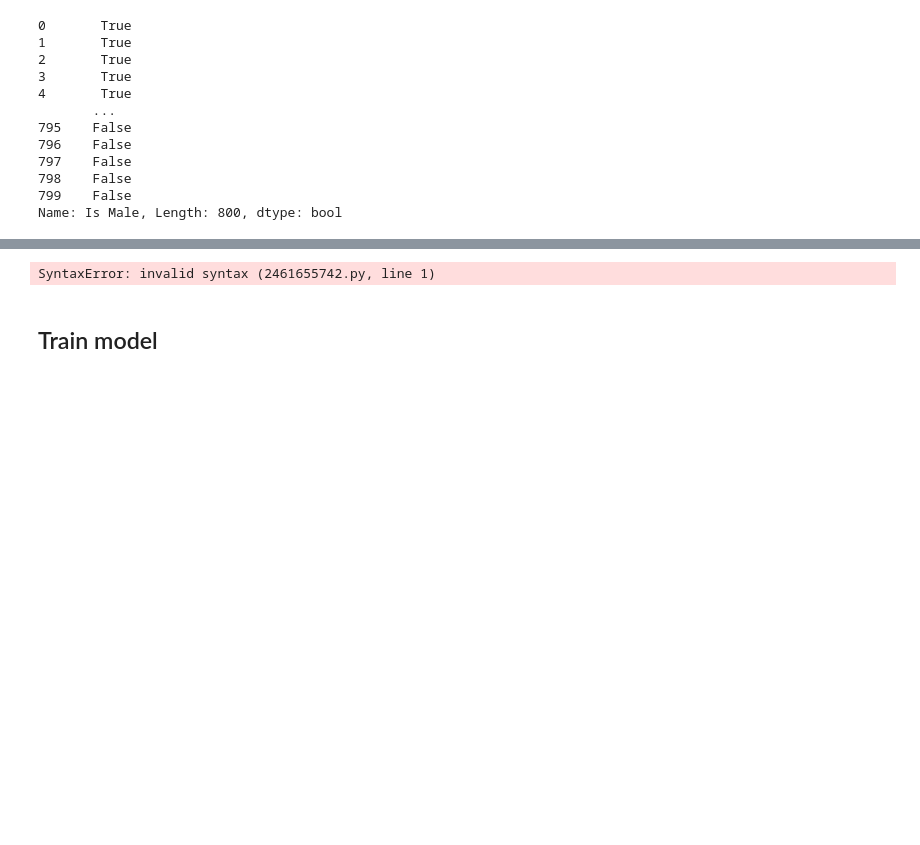
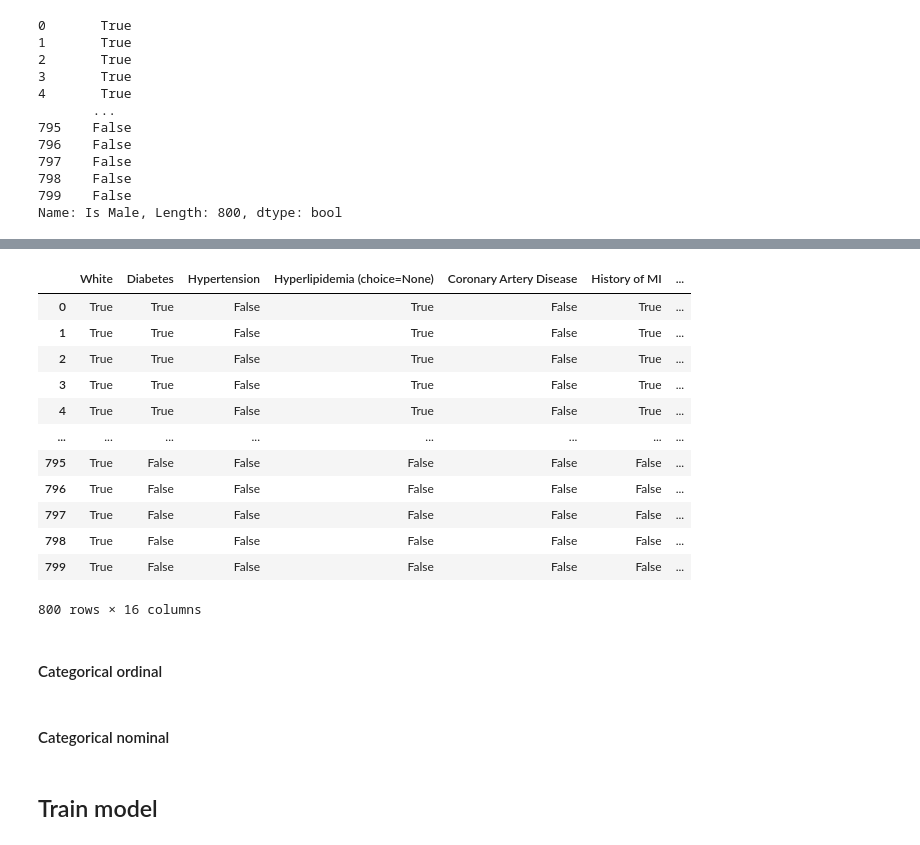
Before and after one commit to kstack21/CapstoneC2023, a Jupyter notebook: steps.ipynb, the cells around one changed output, grey strips where cells are left out. Drawn from its saved outputs; the diff is of its cells as text; code cells hidden in the pictures; blank space fills up the shorter version.

```diff
--- a/steps.ipynb
+++ b/steps.ipynb
@@ -473,14 +463,33 @@ clean_df[columns_to_convert].head(18)
-# %%
-
-- Functional impairment
-- Does Subject Currently have cancer?
-- Past hx of cancer
-- Hx of  DVT
-- Hx of stroke
-- Hx of pulmonary embolism:
-- Does the patient have a history of solid organ transplant?
-- Has subject had previous intervention of the index limb?
-- Previous occluded stents
-- Cilostazol within 7 days
-# %% [output]
-SyntaxError: invalid syntax (2461655742.py, line 1)
+# %%
+# Dictionary for replacement
+replacement_dict = {'yes': True, 'no': False, '1': True, '0': False, 'cilostazol': True, 'NaN':False}
+# %%
+# Fill NaN values with False
+clean_df[columns_to_convert] = clean_df[columns_to_convert].fillna('0')
+
+# Put all columns in lowercase
+clean_df[columns_to_convert] = clean_df[columns_to_convert].astype(str)
+clean_df[columns_to_convert] = clean_df[columns_to_convert].apply(lambda x: x.str.lower())
+
+# Use the replace method to replace values in multiple columns
+clean_df[columns_to_convert] = clean_df[columns_to_convert].replace(replacement_dict).astype(bool)
+
+clean_df[columns_to_convert]
+# %% [output]
+|  | White | Diabetes | Hypertension | Hyperlipidemia (choice=None) | Coronary Artery Disease | History of MI | ... |
+| 0 | True | True | False | True | False | True | ... |
+| 1 | True | True | False | True | False | True | ... |
+| 2 | True | True | False | True | False | True | ... |
+| 3 | True | True | False | True | False | True | ... |
+| 4 | True | True | False | True | False | True | ... |
+| ... | ... | ... | ... | ... | ... | ... | ... |
+| 795 | True | False | False | False | False | False | ... |
+| 796 | True | False | False | False | False | False | ... |
+| 797 | True | False | False | False | False | False | ... |
+| 798 | True | False | False | False | False | False | ... |
+| 799 | True | False | False | False | False | False | ... |
+800 rows × 16 columns
+# %% [markdown]
+#### Categorical ordinal
+# %% [markdown]
+#### Categorical nominal
```
Also changed, not shown: parts of 3 cells of this notebook, 2 other files.
